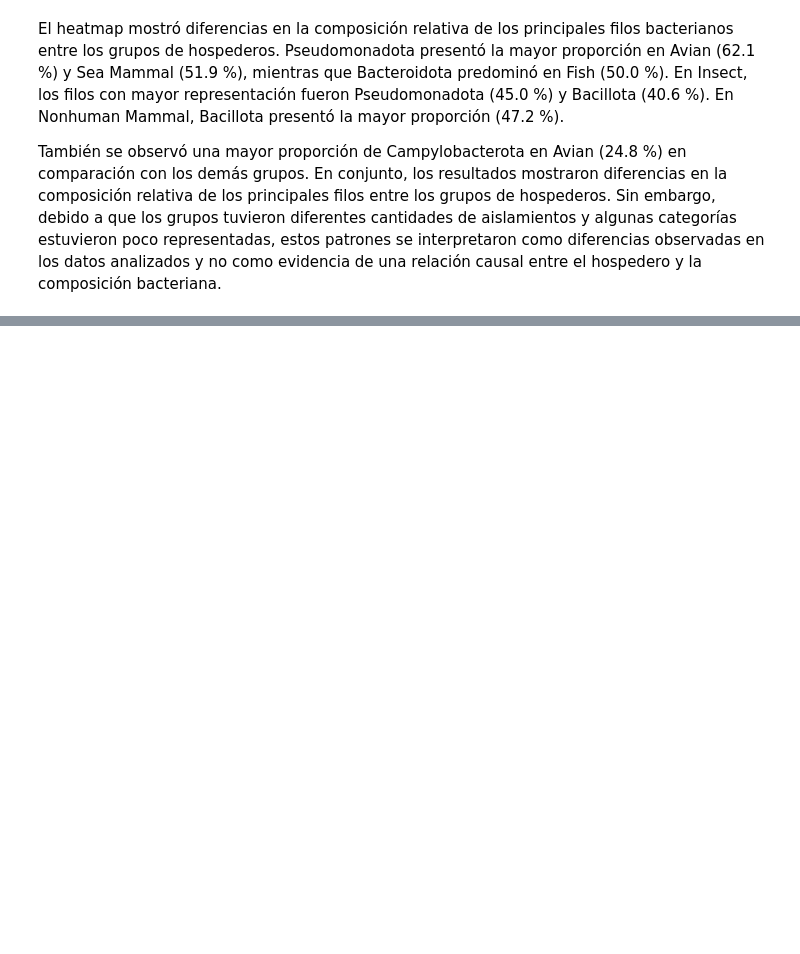
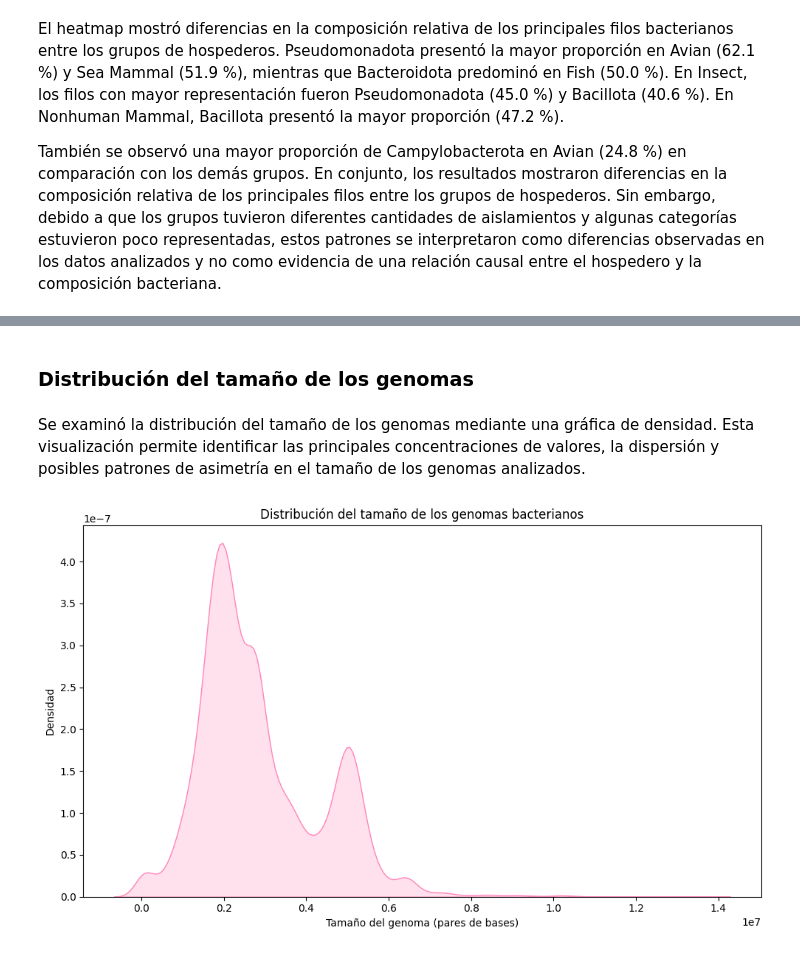
Before and after one commit to Mayfm/wildlife-bacterial-dynamics, a Jupyter notebook: Project_code_wildlife_and_bacterial_dynamics.ipynb, the cells around one changed output, grey strips where cells are left out. Cells and saved outputs as stored; diff of their text form; code cells hidden in the pictures; blank space fills up the shorter version.

```diff
--- a/Project_code_wildlife_and_bacterial_dynamics.ipynb
+++ b/Project_code_wildlife_and_bacterial_dynamics.ipynb
@@ -914,0 +1263,32 @@ También se observó una mayor proporción de Campylobacterota en Avian (24.8 %)
+# %% [markdown]
+### Distribución del tamaño de los genomas
+# %% [markdown]
+Se examinó la distribución del tamaño de los genomas mediante una gráfica de densidad. Esta visualización permite identificar las principales concentraciones de valores, la dispersión y posibles patrones de asimetría en el tamaño de los genomas analizados.
+# %%
+import seaborn as sns
+import matplotlib.pyplot as plt
+
+# Seleccionar únicamente los valores disponibles de tamaño del genoma
+size_data = wildlife_animales["Size"].dropna()
+
+# Crear la gráfica de densidad
+plt.figure(figsize=(10, 6))
+
+sns.kdeplot(
+    size_data,
+    fill=True,
+    color="#FF84BA"
+)
+
+# Agregar etiquetas
+plt.xlabel("Tamaño del genoma (pares de bases)")
+plt.ylabel("Densidad")
+plt.title("Distribución del tamaño de los genomas bacterianos")
+
+# Ajustar la figura
+plt.tight_layout()
+
+# Mostrar la gráfica
+plt.show()
+# %% [output]
+[figure, added]
```
Also changed, not shown: parts of 98 cells of this notebook.
